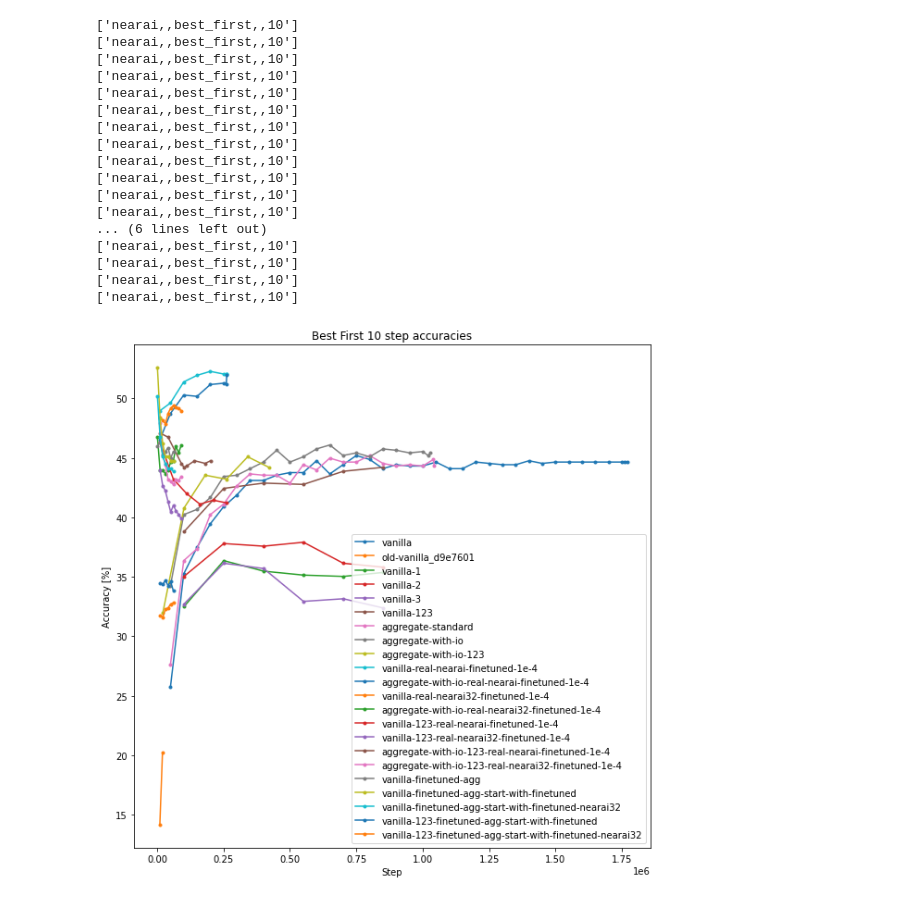
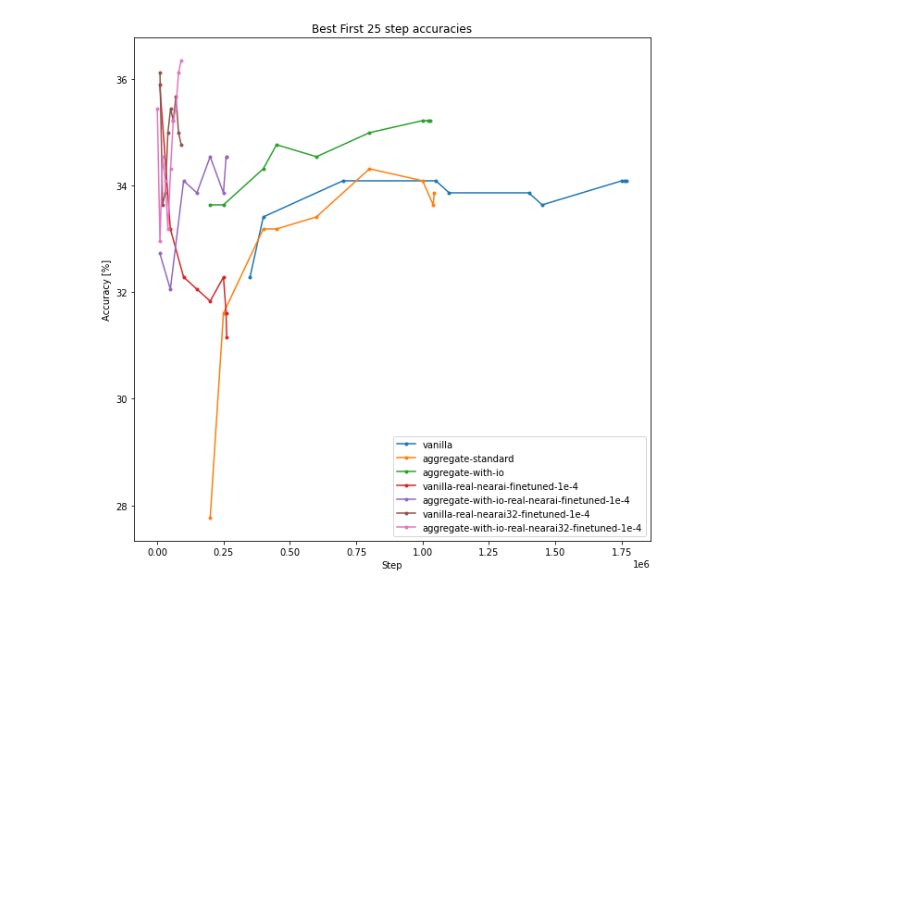
Before and after one commit to kavigupta/program_synthesis, a Jupyter notebook: notebooks/results.ipynb, the cells around one changed output. Drawn from its saved outputs; the diff is of its cells as text; code cells hidden in the pictures; blank space fills up the shorter version.

```diff
--- a/notebooks/results.ipynb
+++ b/notebooks/results.ipynb
@@ -99,3 +15,3 @@ model_labels = [x for x in model_labels if x and x[0] != '#']
 # %%
-accuracies = [table_of_accuracies(x) for x in model_labels]
+accuracies = [table_of_accuracies(x, pbar=tqdm.tqdm) for x in model_labels]
 accuracies = pd.concat(accuracies)
@@ -210,11 +69,12 @@ def get_accuracies(model, data_source, data_label=None):
     if data_label is not None:
         selected_rows &= accuracies.DataLabel == data_label
     return accuracies[selected_rows].pivot(index='Step', columns='DataLabel', values='Accuracy')
-def plot_combined_accuracy(table, label):
+def plot_combined_accuracy(table, label, allowed_cols=None):
     if not table.index.size:
         return
     cols = sorted(table.columns)
-    print(cols)
+    if allowed_cols is not None:
+        cols = sorted(set(cols) & set(allowed_cols))
     result = sum(table[col] for col in cols) * 100 / len(cols)
     plt.plot(result, ".-", label=label)
     plt.xlabel("Step")
@@ -250,28 +110,11 @@ def plot_combined_accuracy(table, label):
 # plt.show()
 # %%
 plt.figure(figsize=(10, 10))
-plt.title("Best First 10 step accuracies")
+plt.title("Best First 25 step accuracies")
 for model in model_labels:
-    plot_combined_accuracy(get_accuracies(model, 'real', 'nearai,,best_first,,10'), model)
+    plot_combined_accuracy(get_accuracies(model, 'real', 'nearai32,,best_first,,25,,start-with-beams'), model)
 # %% [output]
-['nearai,,best_first,,10']
-['nearai,,best_first,,10']
-['nearai,,best_first,,10']
-['nearai,,best_first,,10']
-['nearai,,best_first,,10']
-['nearai,,best_first,,10']
-['nearai,,best_first,,10']
-['nearai,,best_first,,10']
-['nearai,,best_first,,10']
-['nearai,,best_first,,10']
-['nearai,,best_first,,10']
-['nearai,,best_first,,10']
-... (6 lines left out)
-['nearai,,best_first,,10']
-['nearai,,best_first,,10']
-['nearai,,best_first,,10']
-['nearai,,best_first,,10']
-[figure, old version]
+[figure, new version]
 # %%
 # plt.figure(figsize=(10, 10))
 # plt.title("Best First 25 vanilla step accuracies on nearai32 (multiple starts)")
```
Also changed, not shown: parts of 12 cells of this notebook, 3 other files.
